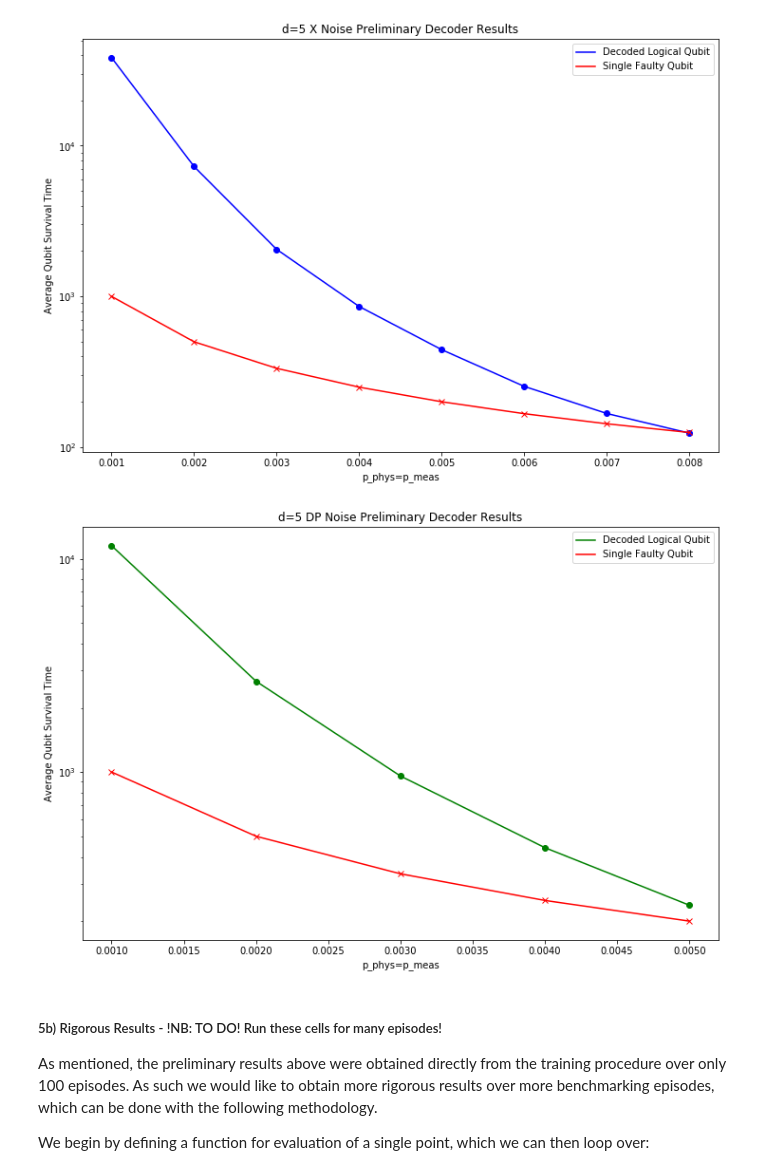
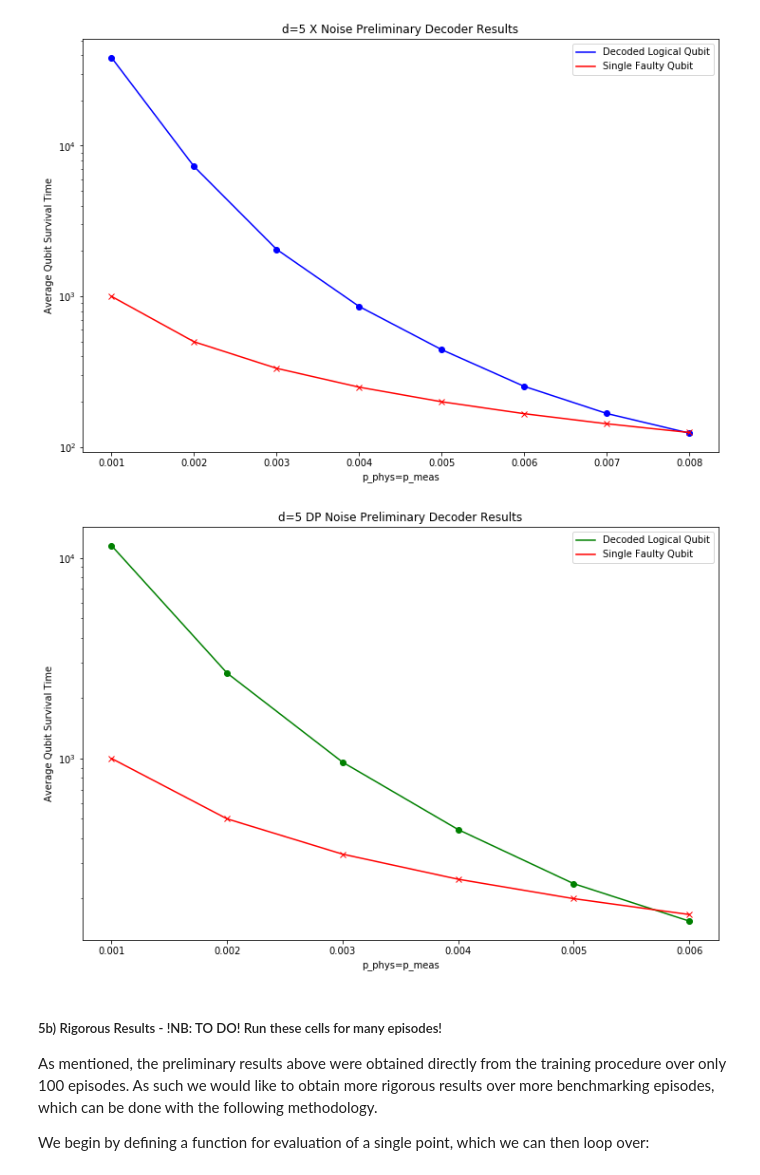
Before and after one commit to R-Sweke/DeepQ-Decoding, a Jupyter notebook: example_notebooks/Results.ipynb, the cells around one changed output. Cells and saved outputs as stored; diff of their text form; code cells hidden in the pictures.

```diff
--- a/example_notebooks/Results.ipynb
+++ b/example_notebooks/Results.ipynb
@@ -67,22 +67,22 @@ _=plt.legend()
 # %% [output]
 [figure]
 # %%
-end = 5
+end = 6
 p_phys = [j/1000 for j in range(1, end+1)]
 bench = [1/p for p in p_phys]
 key = "DP Noise"
 
 _=plt.figure(figsize=[12,8])
 plt.semilogy(p_phys[:end],results_dict[key][:end],"g",label="Decoded Logical Qubit")
 plt.semilogy(p_phys[:end],results_dict[key][:end],"go")
 plt.semilogy(p_phys[:end],bench[:end],"r",label="Single Faulty Qubit")
 plt.semilogy(p_phys[:end],bench[:end],"rx")
 plt.title("d=5 DP Noise Preliminary Decoder Results")
 plt.xlabel("p_phys=p_meas")
 plt.ylabel("Average Qubit Survival Time")
 _=plt.legend()
 # %% [output]
-[figure, old version]
+[figure, new version]
 # %% [markdown]
 ##### 5b) Rigorous Results - !NB: TO DO! Run these cells for many episodes!
 
```
Also changed, not shown: 3 other files.
